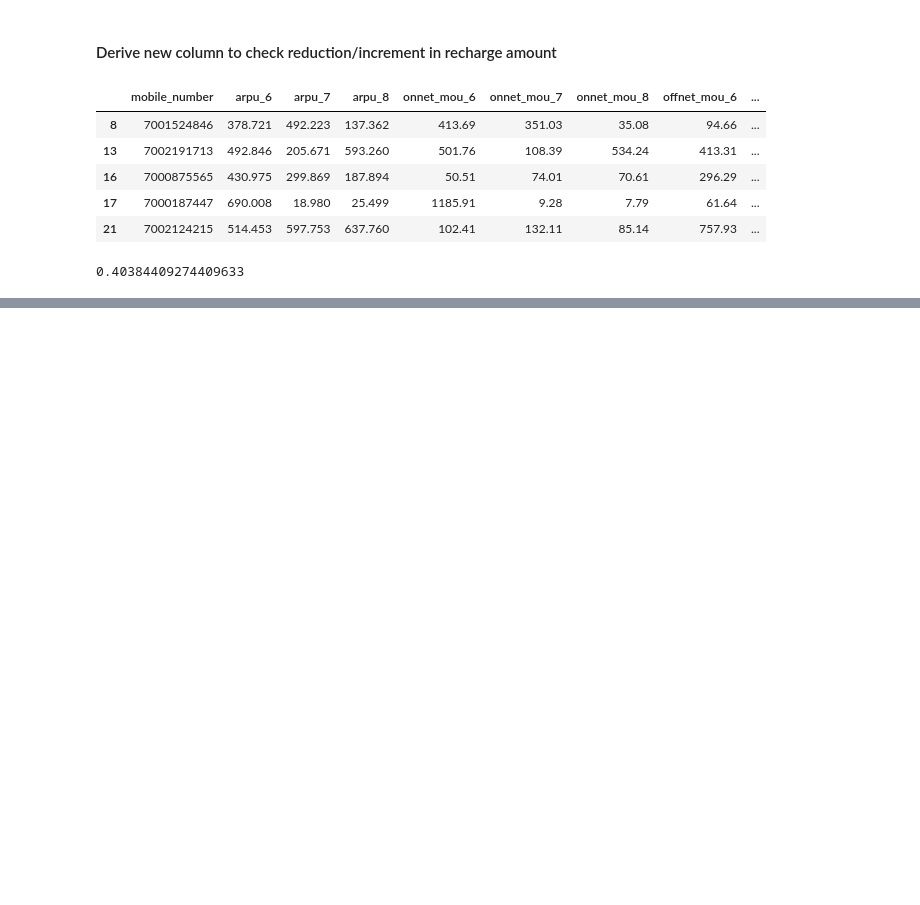
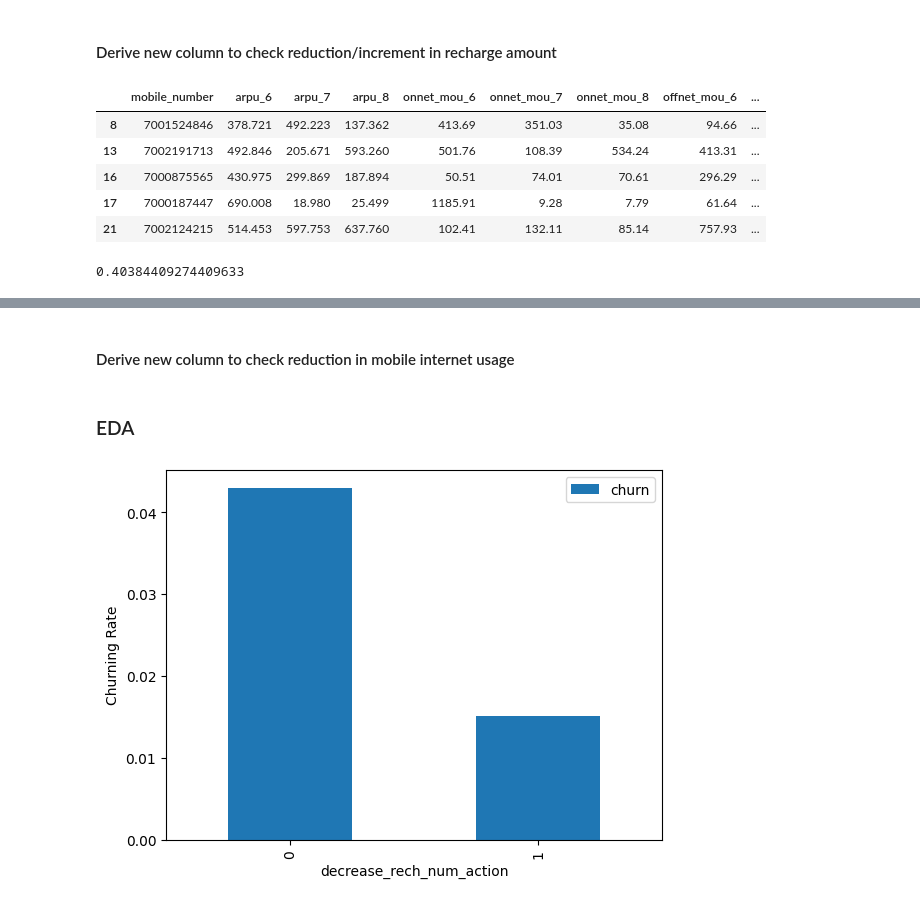
Before and after one commit to AkankshaDwivedi/telecom-churn-assignment, a Jupyter notebook: Telecom_Churn_Case_study.ipynb, the cells around one changed output, grey strips where cells are left out. Saved outputs shown, nothing was run; the diff lists cells and outputs as text; code cells hidden in the pictures; blank space fills up the shorter version.

```diff
--- a/Telecom_Churn_Case_study.ipynb
+++ b/Telecom_Churn_Case_study.ipynb
@@ -869,0 +938,27 @@ telecom_df['decrease_rech_amt_action'].mean()
+# %%
+#Reduction in recharge number
+#Average in recharge number in good phase
+telecom_df['good_phase_rech_num'] = (telecom_df['total_rech_num_7'] + telecom_df['total_rech_num_6']) / 2
+
+# Checking if rech_num has decreased in action phase
+telecom_df['decrease_rech_num_action'] = np.where(((telecom_df['good_phase_rech_num'] - telecom_df['total_rech_num_8']) < 0), 1, 0)
+# %% [markdown]
+#### Derive new column to check reduction in mobile internet usage
+# %%
+# VBC in good phase
+telecom_df['avg_vbc_3g_good'] = (telecom_df['jun_vbc_3g'] + telecom_df['jul_vbc_3g'])/2
+# %%
+# Difference of good and action phase VBC
+telecom_df['diff_vbc'] = telecom_df['avg_vbc_3g_good'] - telecom_df['aug_vbc_3g']
+# %%
+# Checking whether the VBC has decreased on the action month
+telecom_df['decrease_vbc_action'] = np.where(telecom_df['diff_vbc'] < 0 , 1, 0)
+# %% [markdown]
+### EDA
+# %%
+#Churn rate as per decrease in recharge numbers
+telecom_df.pivot_table(values='churn', index='decrease_rech_num_action', aggfunc='mean').plot.bar()
+plt.ylabel('Churning Rate')
+plt.show()
+# %% [output]
+[figure, added]
```
Also changed, not shown: parts of 41 cells of this notebook.
